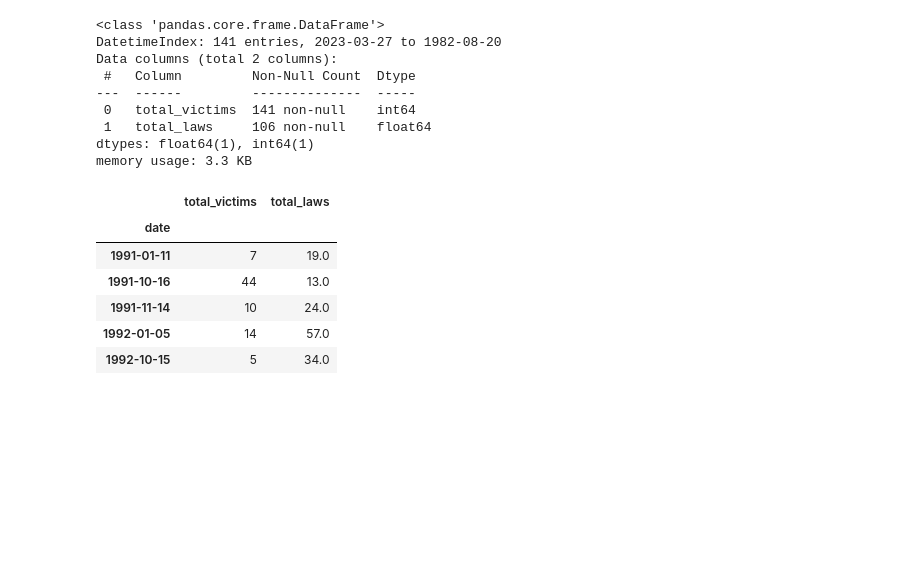
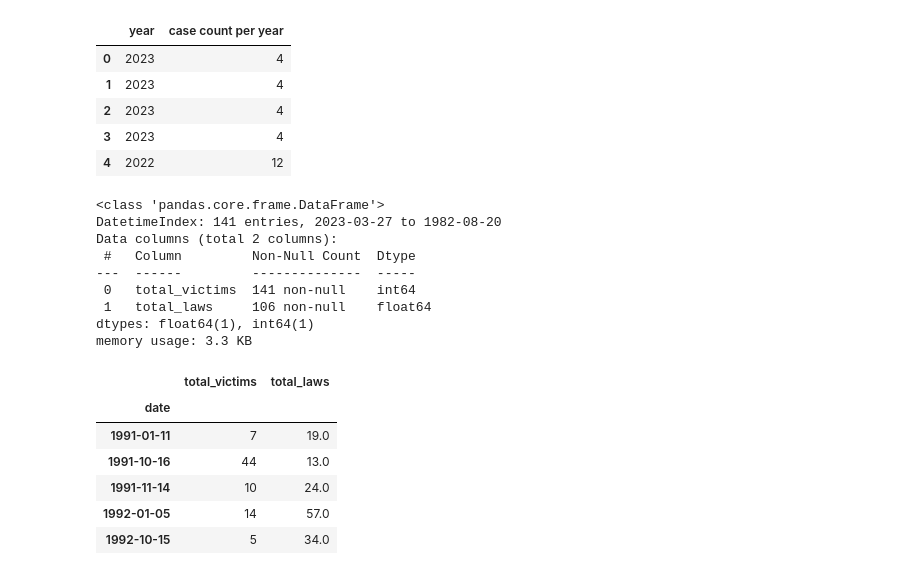
Before and after one commit to the-liat/project-4, a Jupyter notebook: Notebooks/Mass_shootings_forecastARIMA.ipynb, the cells around one changed output. Saved outputs shown, nothing was run; the diff lists cells and outputs as text; code cells hidden in the pictures; blank space fills up the shorter version.

Commit message:
case count per yer
Calculated the case count per year and exported the data into csv saved in the resources folder. The file is title as case count instances.

```diff
--- a/Notebooks/Mass_shootings_forecastARIMA.ipynb
+++ b/Notebooks/Mass_shootings_forecastARIMA.ipynb
@@ -12,6 +12,38 @@ from statsmodels.tsa.seasonal import seasonal_decompose
 from statsmodels.tsa.stattools import adfuller
 from statsmodels.graphics.tsaplots import plot_acf, plot_pacf
 from statsmodels.tsa.arima.model import ARIMA
+# %%
+
+# Read the CSV file
+mass_df = pd.read_csv("sample_data/mass_shootings_merged_data.csv")
+
+# Convert the 'date' column to datetime
+mass_df['date'] = pd.to_datetime(mass_df['date'])
+
+# Extract the 'year' from the 'date' column
+mass_df['year'] = mass_df['date'].dt.year
+
+# Calculate the case count per year
+count_per_year = mass_df.groupby('year').size().reset_index(name='case count per year')
+
+# Merge the case count per year into the main DataFrame
+mass_df = mass_df.merge(count_per_year, on='year')
+
+# Create a new DataFrame with 'year' and 'case count per year' columns
+new_df = mass_df[['year', 'case count per year']]
+
+# Export ned_df to csv file
+new_df.to_csv('case_count_instances.csv', index=False)
+
+# Display the first few rows of the new DataFrame
+new_df.head()
+# %% [output]
+|  | year | case count per year |
+| 0 | 2023 | 4 |
+| 1 | 2023 | 4 |
+| 2 | 2023 | 4 |
+| 3 | 2023 | 4 |
+| 4 | 2022 | 12 |
 # %%
 df = pd.read_csv("sample_data/mass_shootings_merged_data - Copy.csv",
                  index_col = 'date',
```
Also changed, not shown: 1 other file.
